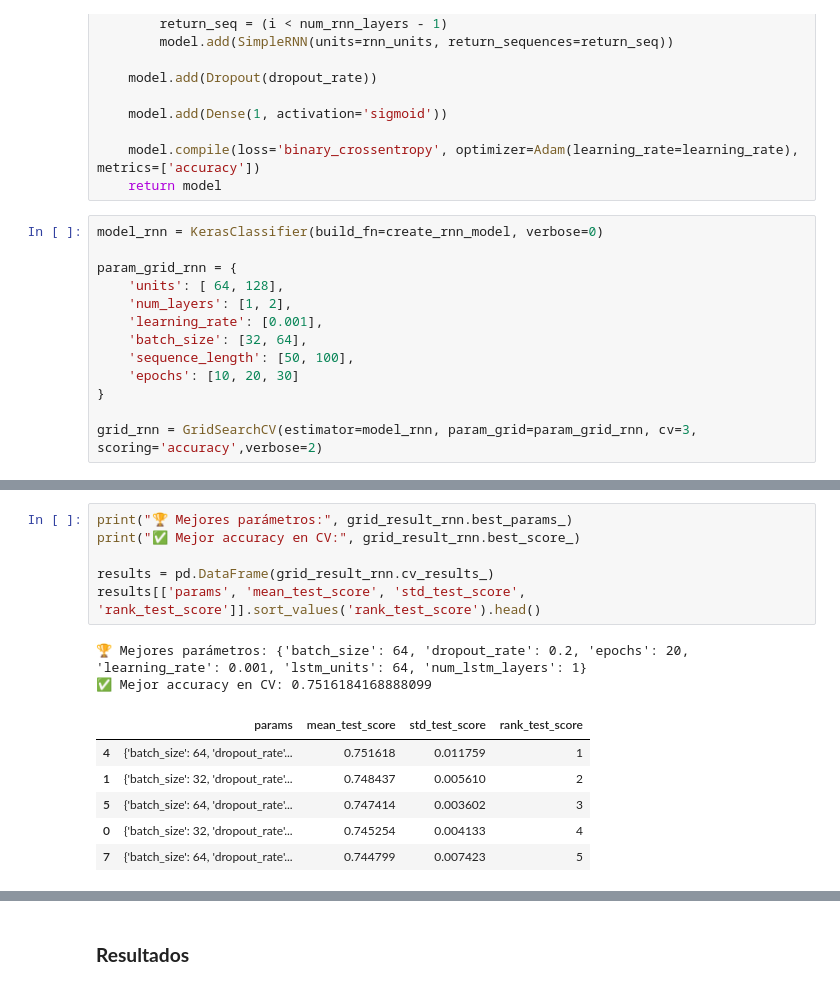
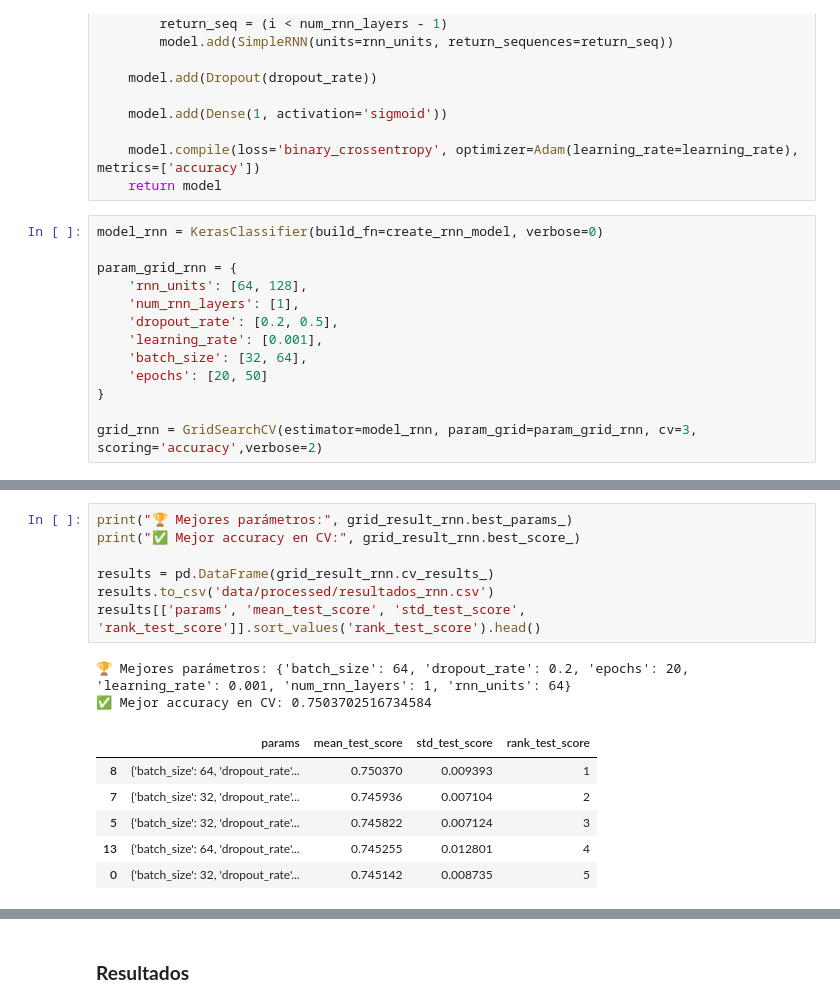
Before and after one commit to nicollF/parcial_2_deeplearning, a Jupyter notebook: modelamiento.ipynb, the cells around one changed output, grey strips where cells are left out. Saved outputs shown, nothing was run; the diff lists cells and outputs as text.

```diff
--- a/modelamiento.ipynb
+++ b/modelamiento.ipynb
@@ -308,12 +308,12 @@ def create_rnn_model(rnn_units=64, num_rnn_layers=1, dropout_rate=0.2, learning_
 model_rnn = KerasClassifier(build_fn=create_rnn_model, verbose=0)
 
 param_grid_rnn = {
-    'units': [ 64, 128],
-    'num_layers': [1, 2],
+    'rnn_units': [64, 128],
+    'num_rnn_layers': [1],
+    'dropout_rate': [0.2, 0.5],
     'learning_rate': [0.001],
     'batch_size': [32, 64],
-    'sequence_length': [50, 100],
-    'epochs': [10, 20, 30]
+    'epochs': [20, 50]
 }
 
 grid_rnn = GridSearchCV(estimator=model_rnn, param_grid=param_grid_rnn, cv=3, scoring='accuracy',verbose=2)
@@ -325,17 +340,18 @@ ValueError: num_layers is not a legal parameter
 # %%
 print("🏆 Mejores parámetros:", grid_result_rnn.best_params_)
 print("✅ Mejor accuracy en CV:", grid_result_rnn.best_score_)
 
 results = pd.DataFrame(grid_result_rnn.cv_results_)
+results.to_csv('data/processed/resultados_rnn.csv')
 results[['params', 'mean_test_score', 'std_test_score', 'rank_test_score']].sort_values('rank_test_score').head()
 # %% [output]
-🏆 Mejores parámetros: {'batch_size': 64, 'dropout_rate': 0.2, 'epochs': 20, 'learning_rate': 0.001, 'lstm_units': 64, 'num_lstm_layers': 1}
-✅ Mejor accuracy en CV: 0.7516184168888099
+🏆 Mejores parámetros: {'batch_size': 64, 'dropout_rate': 0.2, 'epochs': 20, 'learning_rate': 0.001, 'num_rnn_layers': 1, 'rnn_units': 64}
+✅ Mejor accuracy en CV: 0.7503702516734584
 |  | params | mean_test_score | std_test_score | rank_test_score |
-| 4 | {'batch_size': 64, 'dropout_rate'... | 0.751618 | 0.011759 | 1 |
-| 1 | {'batch_size': 32, 'dropout_rate'... | 0.748437 | 0.005610 | 2 |
-| 5 | {'batch_size': 64, 'dropout_rate'... | 0.747414 | 0.003602 | 3 |
-| 0 | {'batch_size': 32, 'dropout_rate'... | 0.745254 | 0.004133 | 4 |
-| 7 | {'batch_size': 64, 'dropout_rate'... | 0.744799 | 0.007423 | 5 |
+| 8 | {'batch_size': 64, 'dropout_rate'... | 0.750370 | 0.009393 | 1 |
+| 7 | {'batch_size': 32, 'dropout_rate'... | 0.745936 | 0.007104 | 2 |
+| 5 | {'batch_size': 32, 'dropout_rate'... | 0.745822 | 0.007124 | 3 |
+| 13 | {'batch_size': 64, 'dropout_rate'... | 0.745255 | 0.012801 | 4 |
+| 0 | {'batch_size': 32, 'dropout_rate'... | 0.745142 | 0.008735 | 5 |
 # %%
 yhat_probs = grid_result_rnn.predict(X_test)
```
Also changed, not shown: parts of 6 cells of this notebook, 2 other files.
